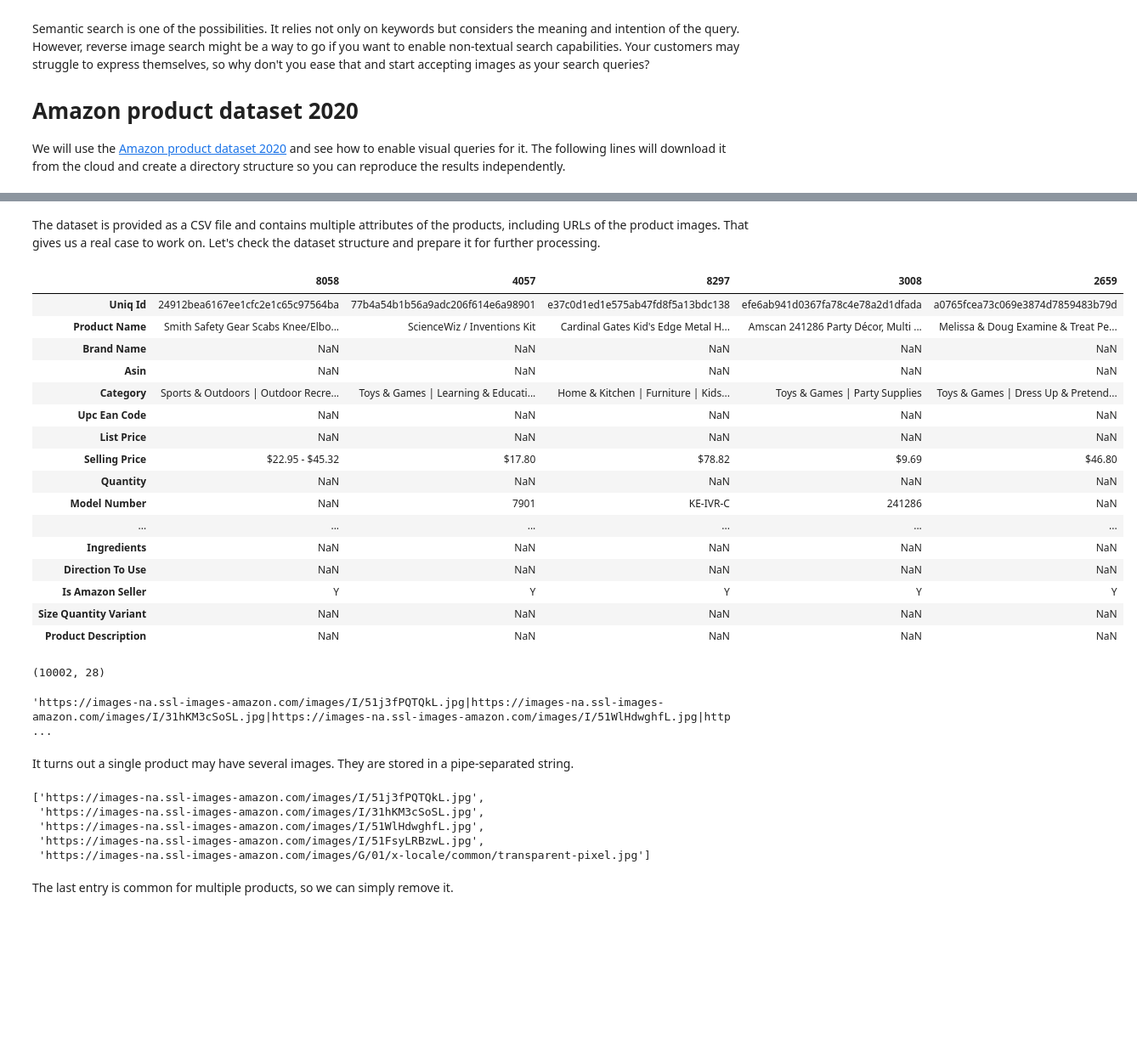
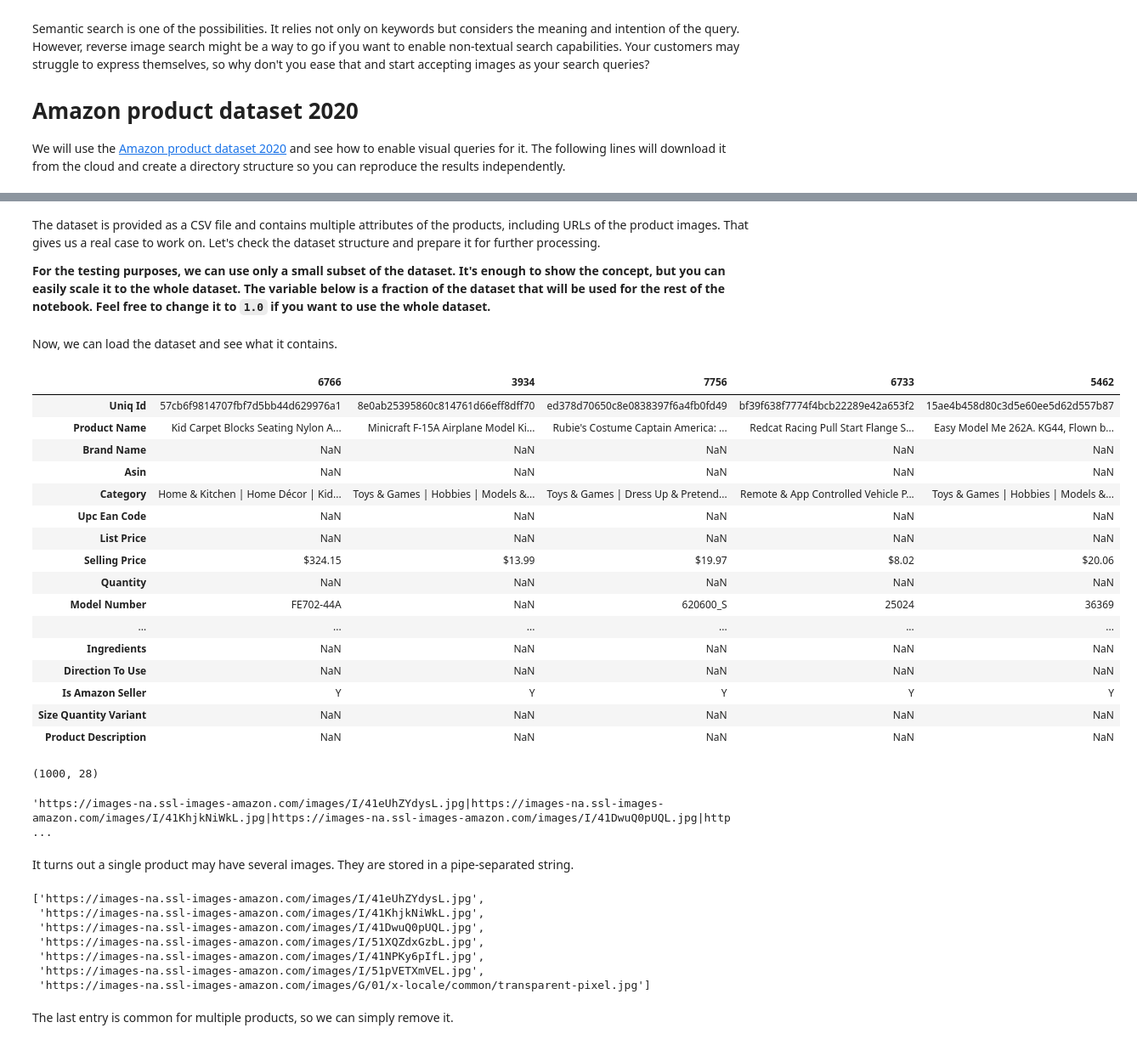
Before and after one commit to qdrant/examples, a Jupyter notebook: ecommerce_reverse_image_search/ecommerce-reverse-image-search.ipynb, the cells around one changed output, grey strips where cells are left out. Shown at 85% size. Cells and saved outputs as stored; diff of their text form; code cells hidden in the pictures; blank space fills up the shorter version.

```diff
--- a/ecommerce_reverse_image_search/ecommerce-reverse-image-search.ipynb
+++ b/ecommerce_reverse_image_search/ecommerce-reverse-image-search.ipynb
@@ -38,27 +46,33 @@ Requirement already satisfied: arrow>=0.15.0 in /home/user/.local/lib/python3.10
 [notice] To update, run: python3 -m pip install --upgrade pip
 # %% [markdown]
 The dataset is provided as a CSV file and contains multiple attributes of the products, including URLs of the product images. That gives us a real case to work on. Let's check the dataset structure and prepare it for further processing.
+
+**For the testing purposes, we can use only a small subset of the dataset. It's enough to show the concept, but you can easily scale it to the whole dataset. The variable below is a fraction of the dataset that will be used for the rest of the notebook. Feel free to change it to `1.0` if you want to use the whole dataset.**
+# %%
+DATASET_FRACTION = 0.1
+# %% [markdown]
+Now, we can load the dataset and see what it contains.
 # %%
 import pandas as pd
 import zipfile
 
 with zipfile.ZipFile("./data/amazon-product-dataset-2020.zip", "r") as z:
     with z.open("home/sdf/marketing_sample_for_amazon_com-ecommerce__20200101_20200131__10k_data.csv") as f:
-        dataset_df = pd.read_csv(f)
+        dataset_df = pd.read_csv(f).sample(frac=DATASET_FRACTION)
 
 dataset_df.sample(n=5).T
 # %% [output]
-|  | 8058 | 4057 | 8297 | 3008 | 2659 |
-| Uniq Id | 24912bea6167ee1cfc2e1c65c97564ba | 77b4a54b1b56a9adc206f614e6a98901 | e37c0d1ed1e575ab47fd8f5a13bdc138 | efe6ab941d0367fa78c4e78a2d1dfada | a0765fcea73c069e3874d7859483b79d |
-| Product Name | Smith Safety Gear Scabs Knee/Elbo... | ScienceWiz / Inventions Kit | Cardinal Gates Kid's Edge Metal H... | Amscan 241286 Party Décor, Multi ... | Melissa & Doug Examine & Treat Pe... |
+|  | 6766 | 3934 | 7756 | 6733 | 5462 |
+| Uniq Id | 57cb6f9814707fbf7d5bb44d629976a1 | 8e0ab25395860c814761d66eff8dff70 | ed378d70650c8e0838397f6a4fb0fd49 | bf39f638f7774f4bcb22289e42a653f2 | 15ae4b458d80c3d5e60ee5d62d557b87 |
+| Product Name | Kid Carpet Blocks Seating Nylon A... | Minicraft F-15A Airplane Model Ki... | Rubie's Costume Captain America: ... | Redcat Racing Pull Start Flange S... | Easy Model Me 262A. KG44, Flown b... |
 | Brand Name | NaN | NaN | NaN | NaN | NaN |
 | Asin | NaN | NaN | NaN | NaN | NaN |
-| Category | Sports & Outdoors | Outdoor Recre... | Toys & Games | Learning & Educati... | Home & Kitchen | Furniture | Kids... | Toys & Games | Party Supplies | Toys & Games | Dress Up & Pretend... |
+| Category | Home & Kitchen | Home Décor | Kid... | Toys & Games | Hobbies | Models &... | Toys & Games | Dress Up & Pretend... | Remote & App Controlled Vehicle P... | Toys & Games | Hobbies | Models &... |
 | Upc Ean Code | NaN | NaN | NaN | NaN | NaN |
 | List Price | NaN | NaN | NaN | NaN | NaN |
-| Selling Price | $22.95 - $45.32 | $17.80 | $78.82 | $9.69 | $46.80 |
+| Selling Price | $324.15 | $13.99 | $19.97 | $8.02 | $20.06 |
 | Quantity | NaN | NaN | NaN | NaN | NaN |
-| Model Number | NaN | 7901 | KE-IVR-C | 241286 | NaN |
+| Model Number | FE702-44A | NaN | 620600_S | 25024 | 36369 |
 | ... | ... | ... | ... | ... | ... |
 | Ingredients | NaN | NaN | NaN | NaN | NaN |
 | Direction To Use | NaN | NaN | NaN | NaN | NaN |
@@ -68,20 +82,22 @@ dataset_df.sample(n=5).T
 # %%
 dataset_df.shape
 # %% [output]
-(10002, 28)
+(1000, 28)
 # %%
 dataset_df.iloc[0]["Image"]
 # %% [output]
-'https://images-na.ssl-images-amazon.com/images/I/51j3fPQTQkL.jpg|https://images-na.ssl-images-amazon.com/images/I/31hKM3cSoSL.jpg|https://images-na.ssl-images-amazon.com/images/I/51WlHdwghfL.jpg|http ...
+'https://images-na.ssl-images-amazon.com/images/I/41eUhZYdysL.jpg|https://images-na.ssl-images-amazon.com/images/I/41KhjkNiWkL.jpg|https://images-na.ssl-images-amazon.com/images/I/41DwuQ0pUQL.jpg|http ...
 # %% [markdown]
 It turns out a single product may have several images. They are stored in a pipe-separated string.
 # %%
 dataset_df.iloc[0]["Image"].split("|")
 # %% [output]
-['https://images-na.ssl-images-amazon.com/images/I/51j3fPQTQkL.jpg',
- 'https://images-na.ssl-images-amazon.com/images/I/31hKM3cSoSL.jpg',
- 'https://images-na.ssl-images-amazon.com/images/I/51WlHdwghfL.jpg',
- 'https://images-na.ssl-images-amazon.com/images/I/51FsyLRBzwL.jpg',
+['https://images-na.ssl-images-amazon.com/images/I/41eUhZYdysL.jpg',
+ 'https://images-na.ssl-images-amazon.com/images/I/41KhjkNiWkL.jpg',
+ 'https://images-na.ssl-images-amazon.com/images/I/41DwuQ0pUQL.jpg',
+ 'https://images-na.ssl-images-amazon.com/images/I/51XQZdxGzbL.jpg',
+ 'https://images-na.ssl-images-amazon.com/images/I/41NPKy6pIfL.jpg',
+ 'https://images-na.ssl-images-amazon.com/images/I/51pVETXmVEL.jpg',
  'https://images-na.ssl-images-amazon.com/images/G/01/x-locale/common/transparent-pixel.jpg']
 # %% [markdown]
 The last entry is common for multiple products, so we can simply remove it.
```
Also changed, not shown: parts of 15 cells of this notebook.
